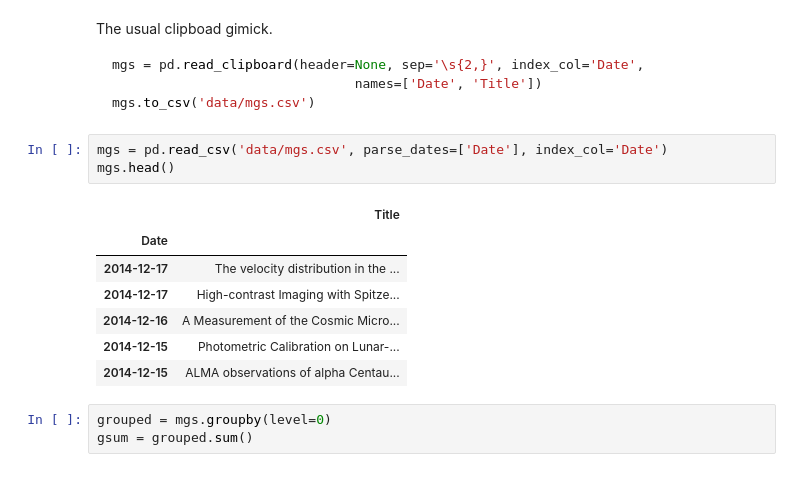
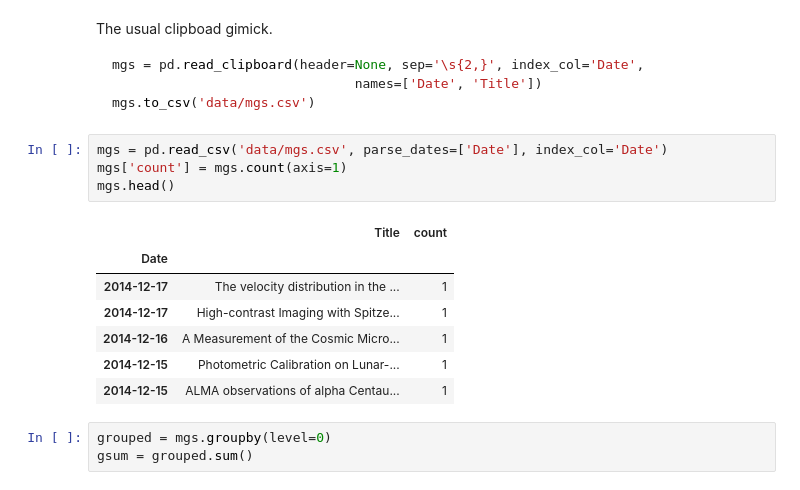
Before and after one commit to gully/VoxCharta, a Jupyter notebook: VoxCharta_01-web_scraping.ipynb, the cells around one changed output. Cells and saved outputs as stored; diff of their text form.

````diff
--- a/VoxCharta_01-web_scraping.ipynb
+++ b/VoxCharta_01-web_scraping.ipynb
@@ -181,15 +201,16 @@ mgs.to_csv('data/mgs.csv')
 ```
 # %%
 mgs = pd.read_csv('data/mgs.csv', parse_dates=['Date'], index_col='Date')
+mgs['count'] = mgs.count(axis=1)
 mgs.head()
 # %% [output]
-|  | Title |
-| Date |  |
-| 2014-12-17 | The velocity distribution in the ... |
-| 2014-12-17 | High-contrast Imaging with Spitze... |
-| 2014-12-16 | A Measurement of the Cosmic Micro... |
-| 2014-12-15 | Photometric Calibration on Lunar-... |
-| 2014-12-15 | ALMA observations of alpha Centau... |
+|  | Title | count |
+| Date |  |  |
+| 2014-12-17 | The velocity distribution in the ... | 1 |
+| 2014-12-17 | High-contrast Imaging with Spitze... | 1 |
+| 2014-12-16 | A Measurement of the Cosmic Micro... | 1 |
+| 2014-12-15 | Photometric Calibration on Lunar-... | 1 |
+| 2014-12-15 | ALMA observations of alpha Centau... | 1 |
 # %%
 grouped = mgs.groupby(level=0)
 gsum = grouped.sum()
````
Also changed, not shown: parts of 6 cells of this notebook.
